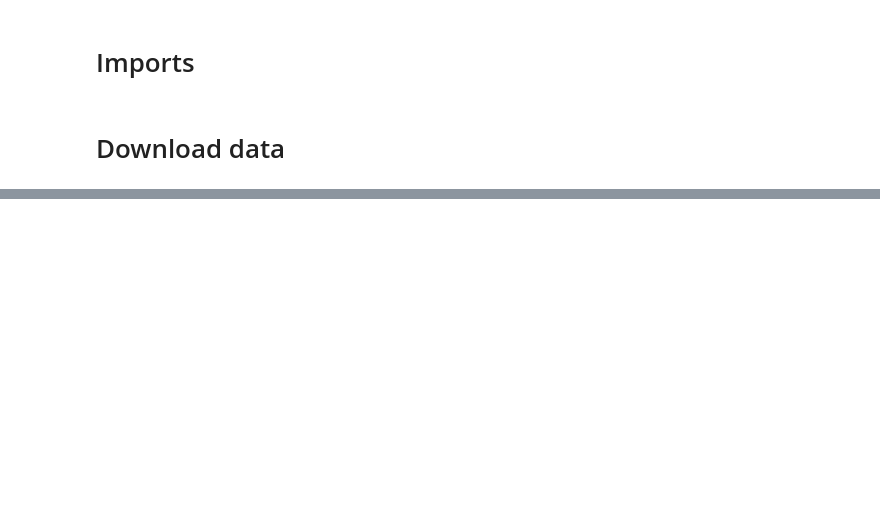
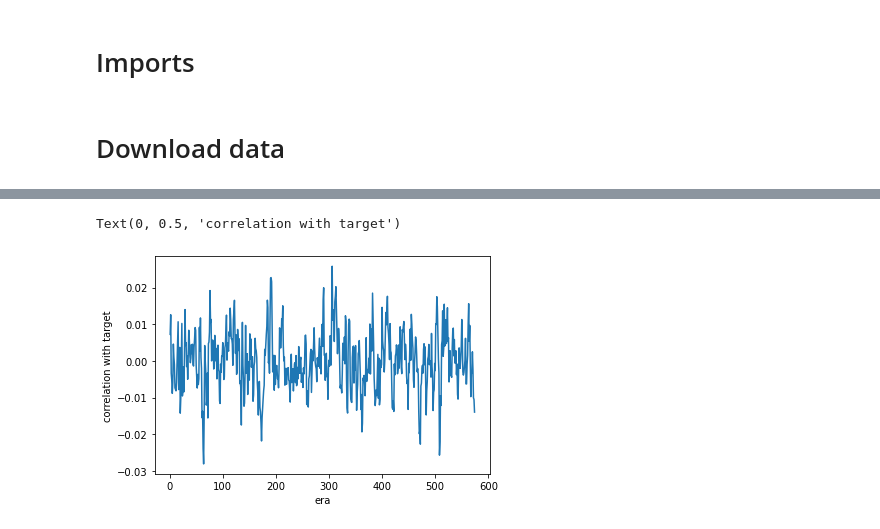
Before and after one commit to miguelbper/numerai-model, a Jupyter notebook: numerai.ipynb, the cells around one changed output, grey strips where cells are left out. Cells and saved outputs as stored; diff of their text form; code cells hidden in the pictures; blank space fills up the shorter version.

```diff
--- a/numerai.ipynb
+++ b/numerai.ipynb
@@ -49,0 +215,17 @@ fncv3_features 420
+# %%
+eras_train = df_train.era.unique()
+target_correlations = np.array([np.corrcoef(df_train[df_train.era == e][[target] + features_all].T)[0, 1:] for e in eras_train])
+target_correlations = pd.DataFrame(target_correlations)
+target_correlations.rename(columns = dict(enumerate(features_all)), inplace = True)
+target_correlations.insert(0, 'era', eras_train)
+# %%
+x = target_correlations['era']
+y = target_correlations['feature_untidy_withdrawn_bargeman']
+
+fig, ax = plt.subplots()
+ax.plot(x, y)
+ax.set_xlabel('era')
+ax.set_ylabel('correlation with target')
+# %% [output]
+Text(0, 0.5, 'correlation with target')
+[figure, added]
```
Also changed, not shown: parts of 20 cells of this notebook, 8 other files.
